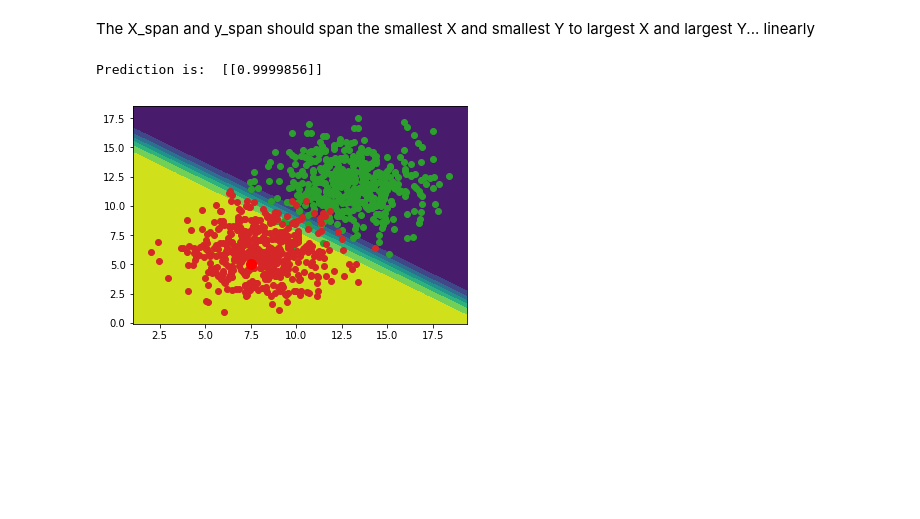
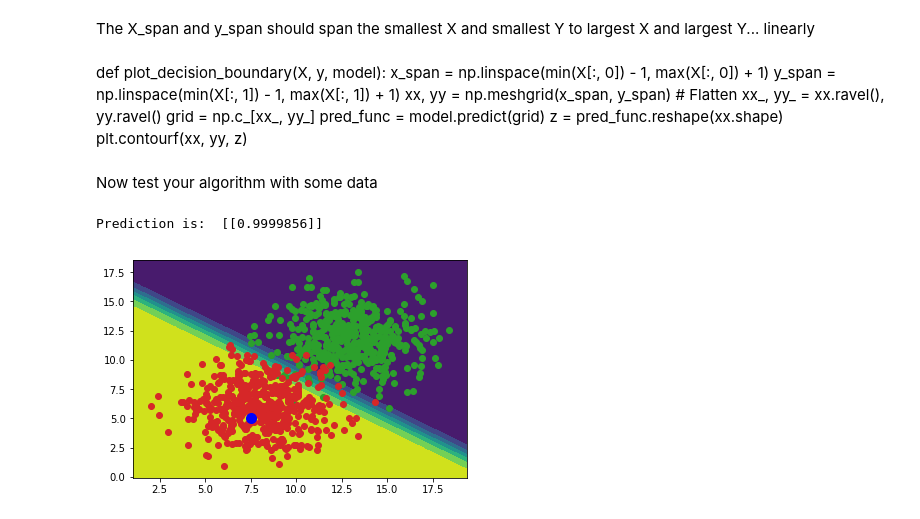
Before and after one commit to smart-lemon/MachineLearningStudy, a Jupyter notebook: Self Driving - Udemy/Keras/Keras.ipynb, the cells around one changed output. Saved outputs shown, nothing was run; the diff lists cells and outputs as text; code cells hidden in the pictures; blank space fills up the shorter version.

```diff
--- a/Self Driving - Udemy/Keras/Keras.ipynb
+++ b/Self Driving - Udemy/Keras/Keras.ipynb
@@ -72,33 +72,35 @@ Text(0.5, 0, 'epoch')
 [figure]
 # %% [markdown]
 The X_span and y_span should span the smallest X and smallest Y  to largest X and largest Y... linearly
-# %%
-def plot_decision_boundary(X, y, model):
-    x_span = np.linspace(min(X[:, 0]) - 1, max(X[:, 0]) + 1)
-    y_span = np.linspace(min(X[:, 1]) - 1, max(X[:, 1]) + 1)
-    xx, yy = np.meshgrid(x_span, y_span)
-    # Flatten
-    xx_, yy_ = xx.ravel(), yy.ravel()
-    grid = np.c_[xx_, yy_]
-    pred_func = model.predict(grid)
-    z = pred_func.reshape(xx.shape)
-    plt.contourf(xx, yy, z)
+# %% [markdown]
+def plot_decision_boundary(X, y, model):
+    x_span = np.linspace(min(X[:, 0]) - 1, max(X[:, 0]) + 1)
+    y_span = np.linspace(min(X[:, 1]) - 1, max(X[:, 1]) + 1)
+    xx, yy = np.meshgrid(x_span, y_span)
+    # Flatten
+    xx_, yy_ = xx.ravel(), yy.ravel()
+    grid = np.c_[xx_, yy_]
+    pred_func = model.predict(grid)
+    z = pred_func.reshape(xx.shape)
+    plt.contourf(xx, yy, z)
+# %% [markdown]
+Now test your algorithm with some data
 # %%
 plot_decision_boundary(X, y, model)
 plt.scatter(X[:n_pts, 0], X[:n_pts, 1])
 plt.scatter(X[n_pts:, 0], X[n_pts:, 1])
 
 plot_decision_boundary(X, y, model)
 plt.scatter(X[:n_pts, 0], X[:n_pts, 1])
 plt.scatter(X[n_pts:, 0], X[n_pts:, 1])
 
 x = 7.5
 y = 5
 
 point = np.array([[x, y]])
 prediction = model.predict(point)
-plt.plot([x], [y], marker = 'o', markersize = 10, color = "red")
+plt.plot([x], [y], marker = 'o', markersize = 10, color = "blue")
 print("Prediction is: ", prediction)
 # %% [output]
 Prediction is:  [[0.9999856]]
-[figure, old version]
+[figure, new version]
```
